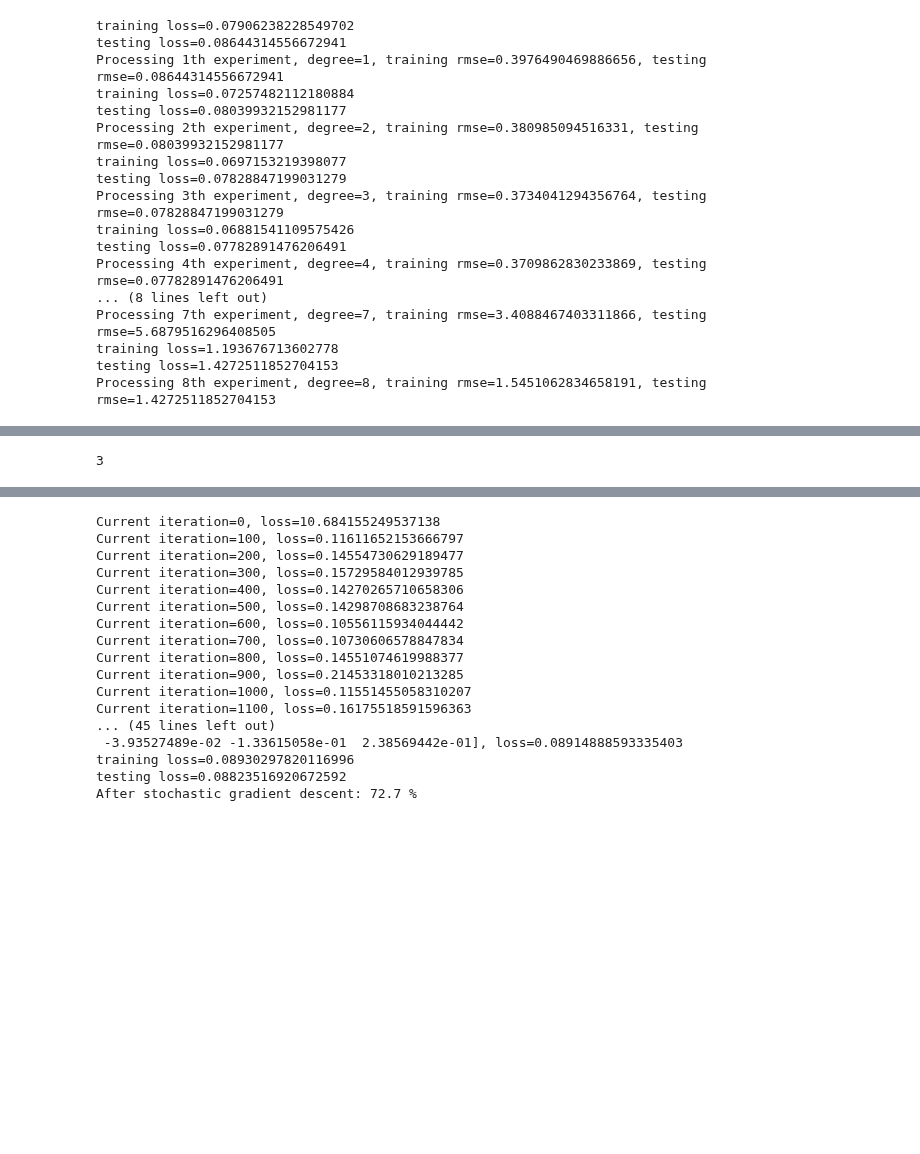
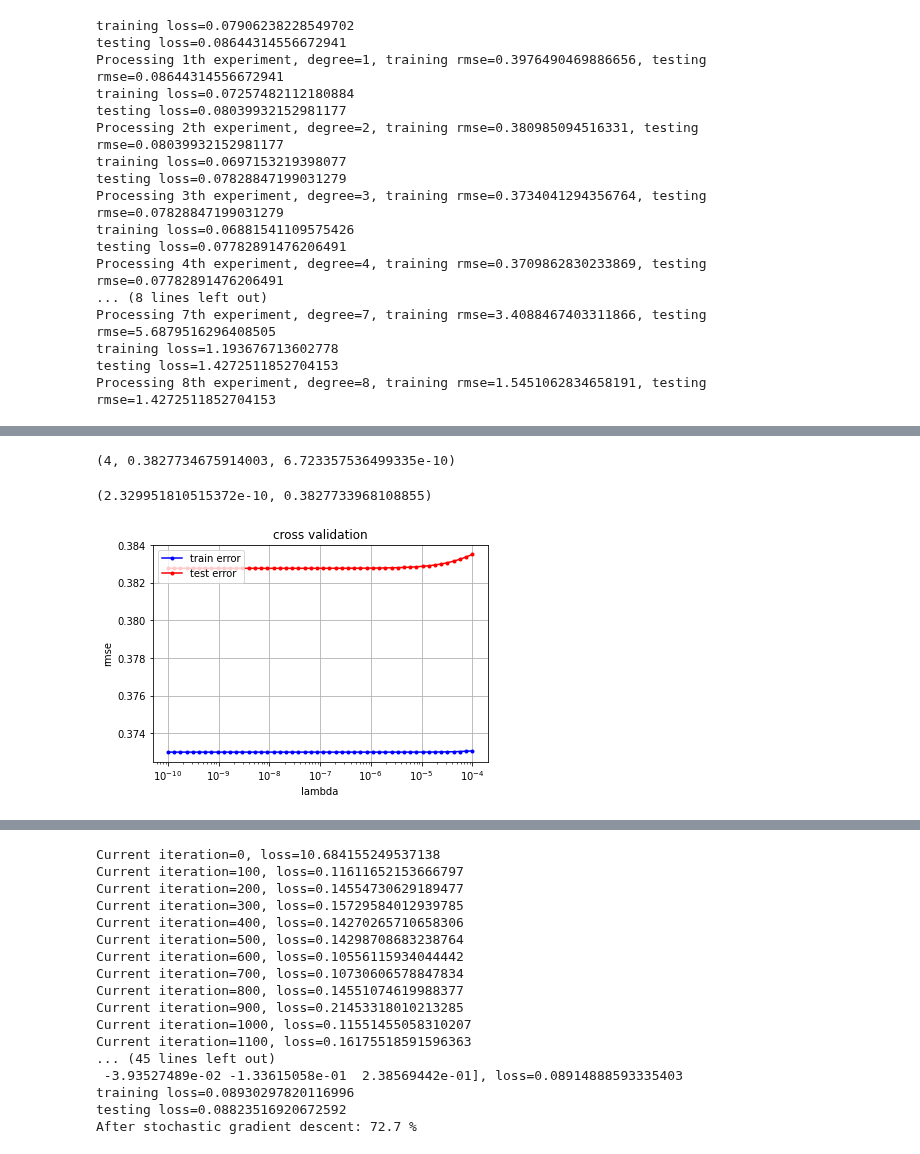
Before and after one commit to Savyaraj/ML_course, a Jupyter notebook: projects/project1/scripts/project1.ipynb, the cells around one changed output, grey strips where cells are left out. Drawn from its saved outputs; the diff is of its cells as text; code cells hidden in the pictures; blank space fills up the shorter version.

```diff
--- a/projects/project1/scripts/project1.ipynb
+++ b/projects/project1/scripts/project1.ipynb
@@ -381,33 +445,60 @@ def cross_validation(y, x, k_indices, k, degree):
 # %%
-def best_degree_selection(degrees, k_fold, seed = 1):
+def best_degree_selection_ridge_regression(degrees, lambdas, k_fold, seed = 1):
     # split data in k fold
     k_indices = build_k_indices(y, k_fold, seed)
 
     #for each degree, we compute the best lambdas and the associated rmse
-    #best_lambdas = []
+    best_lambdas = []
     best_rmses = []
     #vary degree
     for degree in degrees:
         # cross validation
-        #rmse_te = []
-        #for lambda_ in lambdas:
-        rmse_te_tmp = []
-        for k in range(k_fold):
-            _, loss_te, _ = cross_validation(y, tX, k_indices, k, degree)
-            rmse_te_tmp.append(loss_te)
-        best_rmses.append(np.mean(rmse_te_tmp))
+        rmse_te = []
+        for lambda_ in lambdas:
+            rmse_te_tmp = []
+            for k in range(k_fold):
+                _, loss_te, _ = cross_validation_ridge_regression(y, tX, k_indices, k, lambda_, degree)
+                rmse_te_tmp.append(loss_te)
+            rmse_te.append(np.mean(rmse_te_tmp))
 
-        #ind_lambda_opt = np.argmin(rmse_te)
-        #best_lambdas.append(lambdas[ind_lambda_opt])
-        #best_rmses.append(rmse_te[ind_lambda_opt])
+        ind_lambda_opt = np.argmin(rmse_te)
+        best_lambdas.append(lambdas[ind_lambda_opt])
+        best_rmses.append(rmse_te[ind_lambda_opt])
 
     ind_best_degree =  np.argmin(best_rmses)
 
-    return degrees[ind_best_degree]
+    return degrees[ind_best_degree], best_rmses[ind_best_degree], best_lambdas[ind_best_degree]
 
-best_degree_selection(np.arange(1,11), 4)
+best_degree_selection_ridge_regression(np.arange(1,11), np.logspace(-10, -2, 30), 4)
 # %% [output]
-3
+(4, 0.3827734675914003, 6.723357536499335e-10)
+# %%
+def best_lambda_selection_ridge_regression(degree, lambdas, k_fold, seed = 1):
+    # split data in k fold
+    k_indices = build_k_indices(y, k_fold, seed)
+    # define lists to store the loss of training data and test data
+    rmse_tr = []
+    rmse_te = []
+    # cross validation: TODO
+    for lambda_ in lambdas:
+        rmse_tr_tmp = []
+        rmse_te_tmp = []
+        for k in range(k_fold):
+            loss_tr, loss_te, _ = cross_validation_ridge_regression(y, tX, k_indices, k, lambda_, degree)
+            rmse_tr_tmp.append(loss_tr)
+            rmse_te_tmp.append(loss_te)
+        rmse_tr.append(np.mean(rmse_tr_tmp))
+        rmse_te.append(np.mean(rmse_te_tmp))
+
+    x_label = 'lambda'
+    cross_validation_visualization(lambdas, x_label, rmse_tr, rmse_te)
+    ind_best_lambda = np.argmin(rmse_te)
+    return lambdas[ind_best_lambda], rmse_te[ind_best_lambda]
+
+best_lambda_selection_ridge_regression(4, np.logspace(-10, -4, 50), 4)
+# %% [output]
+(2.329951810515372e-10, 0.3827733968108855)
+[figure, added]
 # %%
 from ridge_regression import *
 #ridge regression
```
Also changed, not shown: parts of 38 cells of this notebook.
